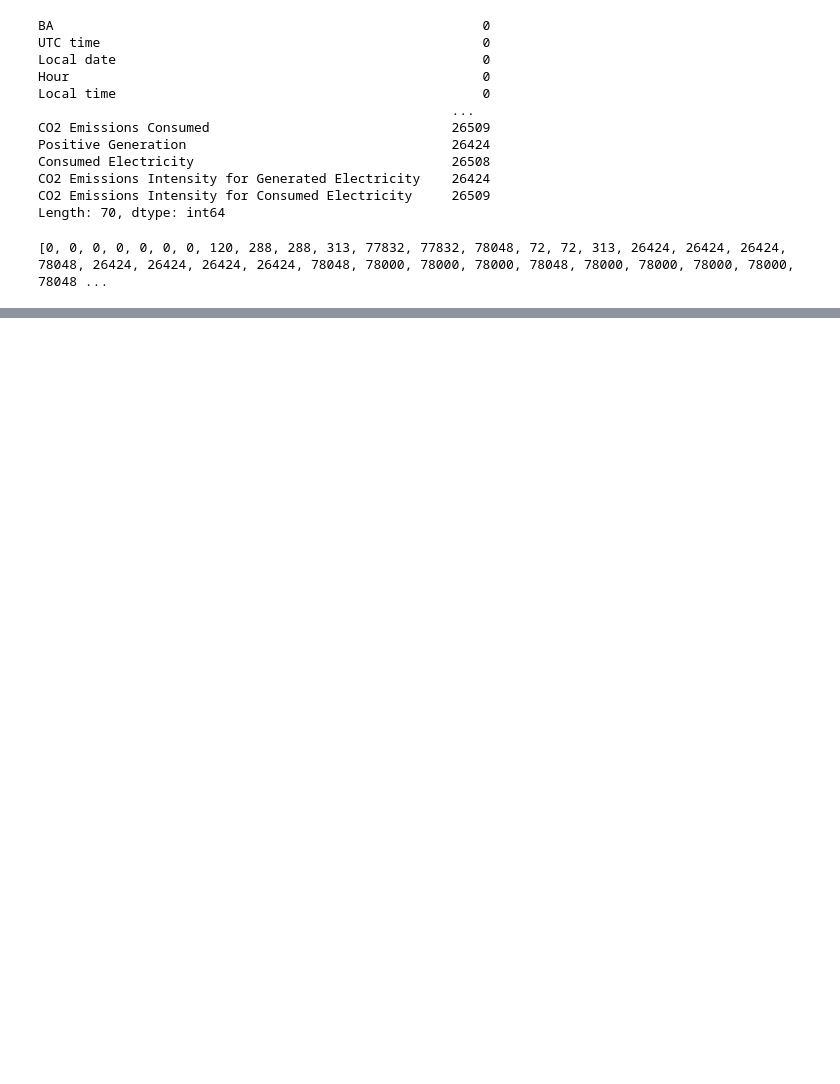
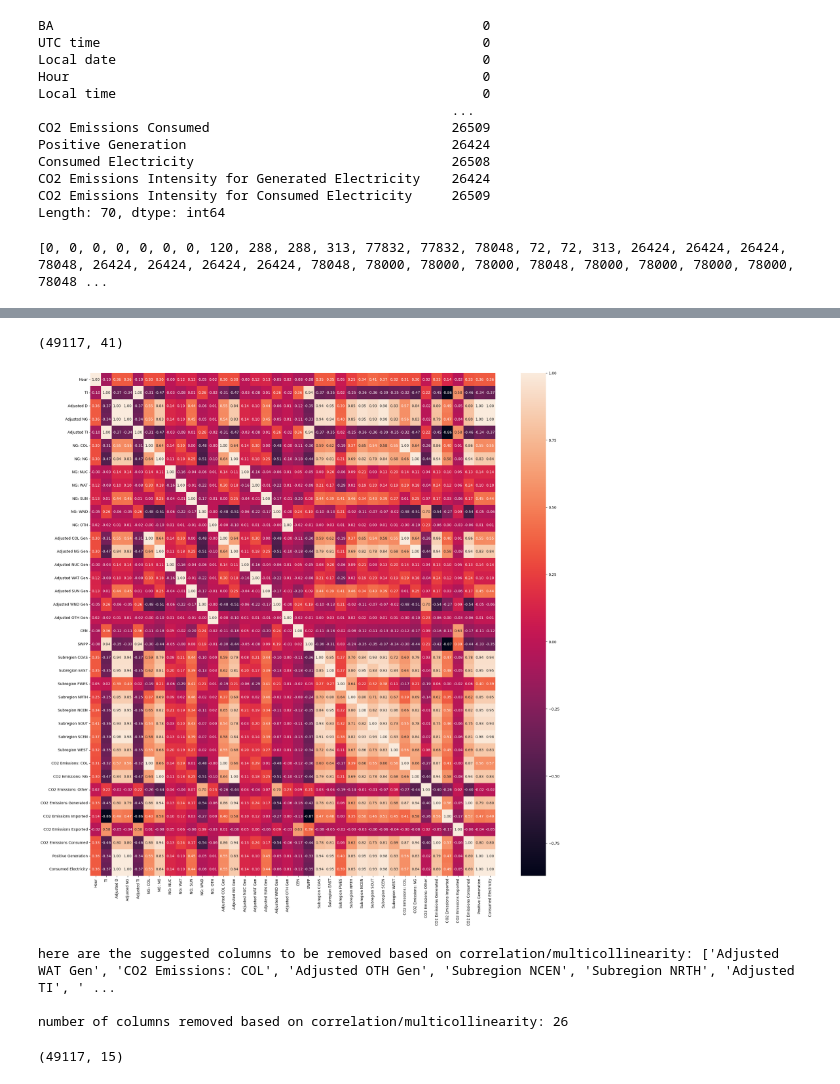
Before and after one commit to dgmurray-321/ADTA-Capstone, a Jupyter notebook: adta_capstone.ipynb, the cells around one changed output, grey strips where cells are left out. Cells and saved outputs as stored; diff of their text form; code cells hidden in the pictures; blank space fills up the shorter version.

```diff
--- a/adta_capstone.ipynb
+++ b/adta_capstone.ipynb
@@ -38,0 +256,2 @@ df
+# %%
+df.drop(columns_with_low_variance, axis = 1, inplace = True)
@@ -42,0 +266,3 @@ df.shape
+# %%
+number_of_unique_series = df.nunique().sort_values()
+number_of_unique_series
@@ -42,0 +289,3 @@ df.shape
+# %%
+columns_with_one_unique_value_list = number_of_unique_series.loc[number_of_unique_series.values == 1].index.to_list()
+print("Here are the columns that only contain one unique column:", columns_with_one_unique_value_list)
@@ -42,0 +294,3 @@ df.shape
+# %%
+df.drop(columns_with_one_unique_value_list, axis = 1, inplace = True)
+df.shape
@@ -42,0 +319,11 @@ df.shape
+# %%
+df.shape
+# %% [output]
+(49117, 41)
+# %%
+predictor_columns = df.drop('NG', axis = 1).columns
+plt.figure(figsize=(25,25))
+sns.heatmap(data = df[predictor_columns].corr(), annot=True, fmt='.2f')
+plt.show()
+# %% [output]
+[figure, added]
@@ -42,0 +343,12 @@ df.shape
+# %%
+columns_removed_based_on_multicollinearity = correlation(dataset=df, threshold=.70)
+print("here are the suggested columns to be removed based on correlation/multicollinearity:",  columns_removed_based_on_multicollinearity, '\n')
+print("number of columns removed based on correlation/multicollinearity:", len(columns_removed_based_on_multicollinearity))
+# %% [output]
+here are the suggested columns to be removed based on correlation/multicollinearity: ['Adjusted WAT Gen', 'CO2 Emissions: COL', 'Adjusted OTH Gen', 'Subregion NCEN', 'Subregion NRTH', 'Adjusted TI', ' ...
+
+number of columns removed based on correlation/multicollinearity: 26
+# %%
+df.shape
+# %% [output]
+(49117, 15)
```
Also changed, not shown: parts of 67 cells of this notebook.
